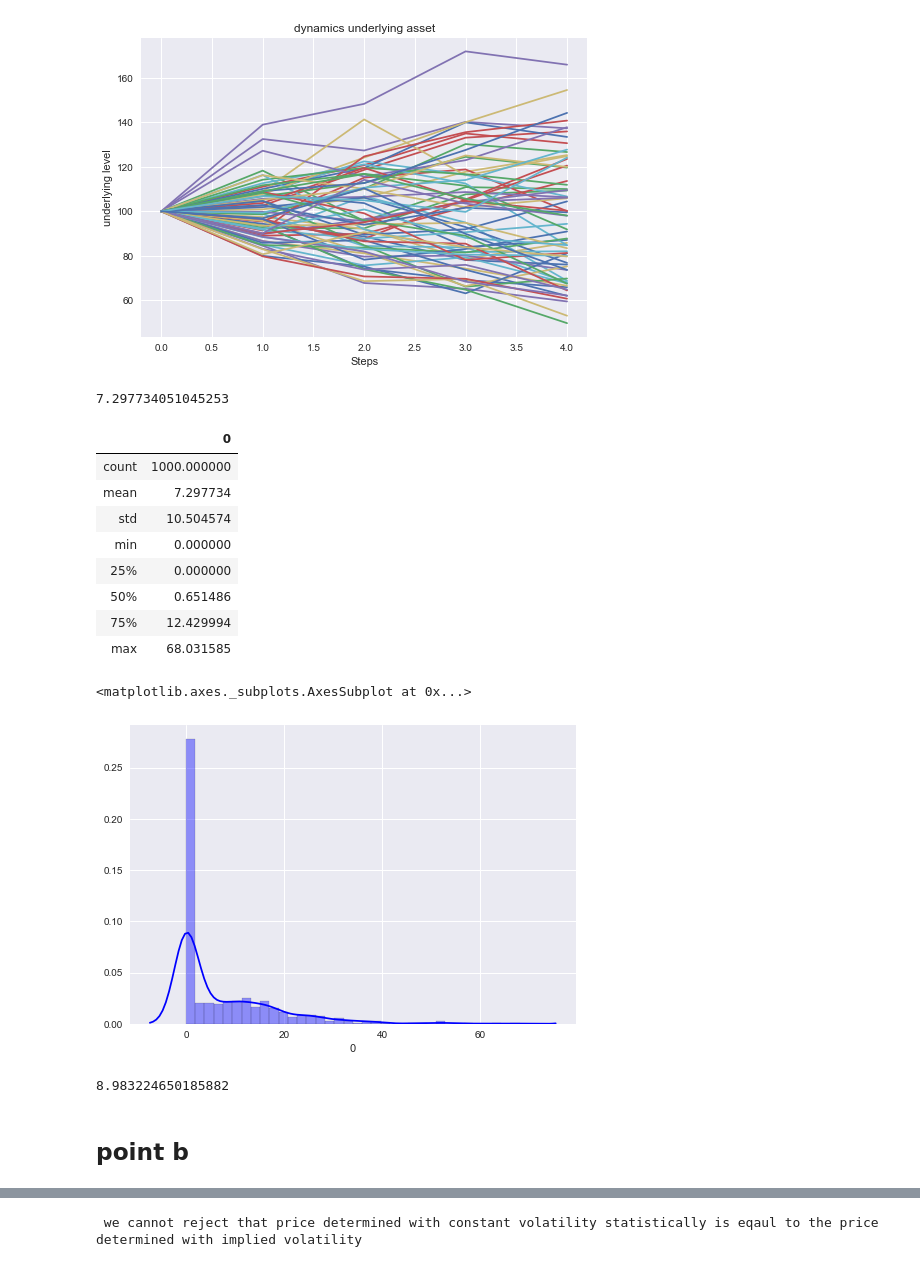
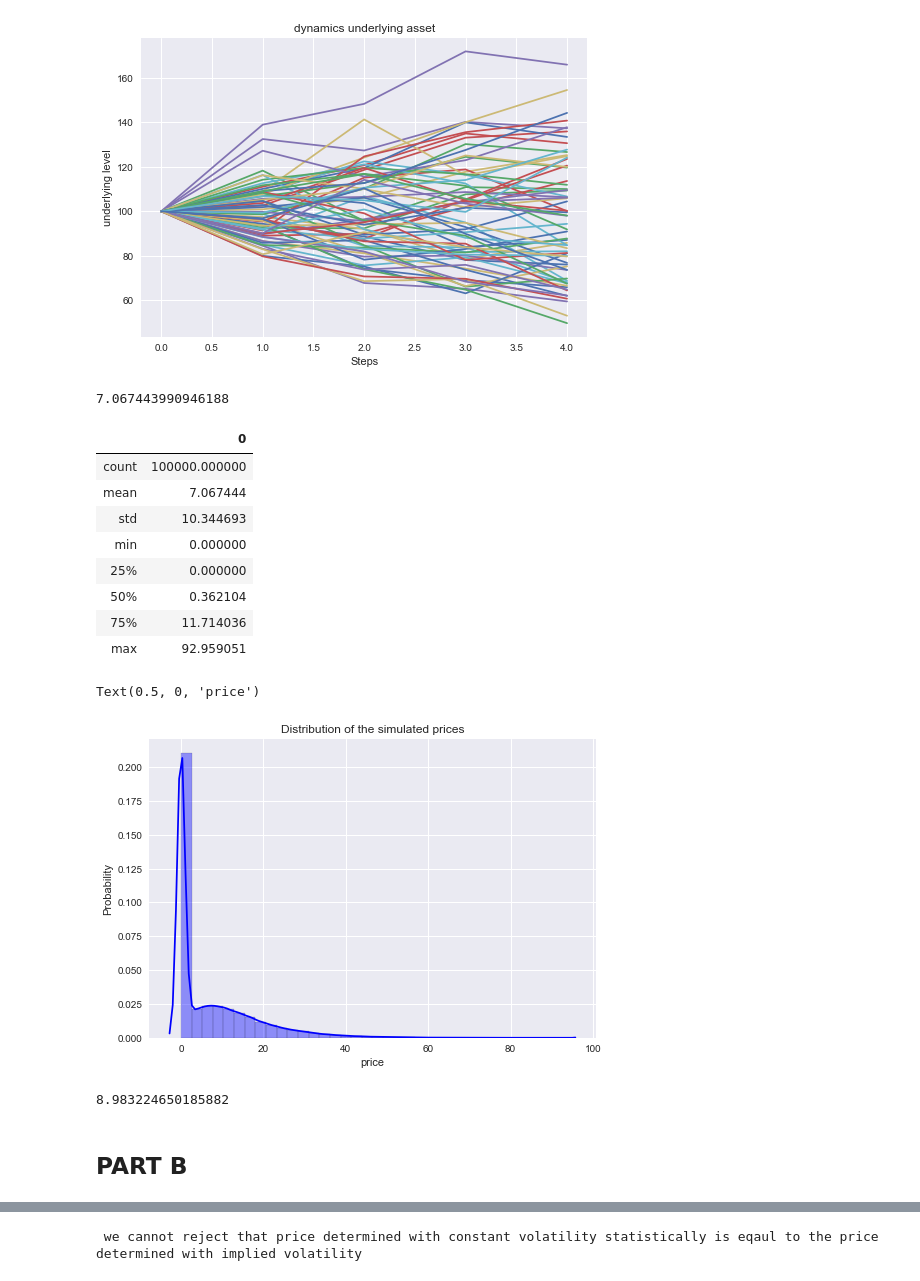
Before and after one commit to anitamezzetti/advanced_derivatives, a Jupyter notebook: problem_set_7/as7.ipynb, the cells around one changed output, grey strips where cells are left out. Saved outputs shown, nothing was run; the diff lists cells and outputs as text; code cells hidden in the pictures.

```diff
--- a/problem_set_7/as7.ipynb
+++ b/problem_set_7/as7.ipynb
@@ -9,9 +9,9 @@ import seaborn as sns
 S0 = 100
 K = 98
 T = [0,0.25,0.5,0.75,1]
-r = .0
+r = 0.0
 delta = 0.02
-mcpath = 1000
+mcpath = 100000
 n = len(T)
 np.random.seed(420)
 # %% [markdown]
@@ -82,27 +82,30 @@ p=np.amax(C, 1) # when is never optimal to exrcise before maturity continuation
 price=sum(p.T)/mcpath# price using LSMC with constant volatility.
 price
 # %% [output]
-7.297734051045253
+7.067443990946188
 # %%
 dff=pd.DataFrame(p.T)
 dff.describe()# summary statistic of the LSMC
 # %% [output]
 |  | 0 |
-| count | 1000.000000 |
-| mean | 7.297734 |
-| std | 10.504574 |
+| count | 100000.000000 |
+| mean | 7.067444 |
+| std | 10.344693 |
 | min | 0.000000 |
 | 25% | 0.000000 |
-| 50% | 0.651486 |
-| 75% | 12.429994 |
-| max | 68.031585 |
+| 50% | 0.362104 |
+| 75% | 11.714036 |
+| max | 92.959051 |
 # %%
-sns.distplot(dff[0], hist=True, kde=True,
+ax=sns.distplot(dff[0], hist=True, kde=True,
              bins=int(180/5), color = 'blue',
              hist_kws={'edgecolor':'black'})
+ax.set_title("Distribution of the simulated prices")
+ax.set_ylabel('Probability')
+ax.set_xlabel('price')
 # %% [output]
-<matplotlib.axes._subplots.AxesSubplot at 0x...>
+Text(0.5, 0, 'price')
-[figure, old version]
+[figure, new version]
 # %%
 ## BSM price of an European Call which is the lower boundary of the price of an american       call
 def bs(S, K, T, r, q, sigma):
@@ -116,8 +119,8 @@ def bs(S, K, T, r, q, sigma):
 bs(S0, K, 1,r,delta, sigma)
 # %% [output]
 8.983224650185882
-# %% [markdown]
-## point b
+# %% [markdown]
+## PART B
 # %%
 ## import implied volatilites from problem set 5
 ind= pd.read_csv('/Users/francescomaizza/Documents/GitHub/advanced_derivatives/problem_set_7/strikes.csv',names=['s'])/2772.70
```
Also changed, not shown: parts of 9 cells of this notebook.
